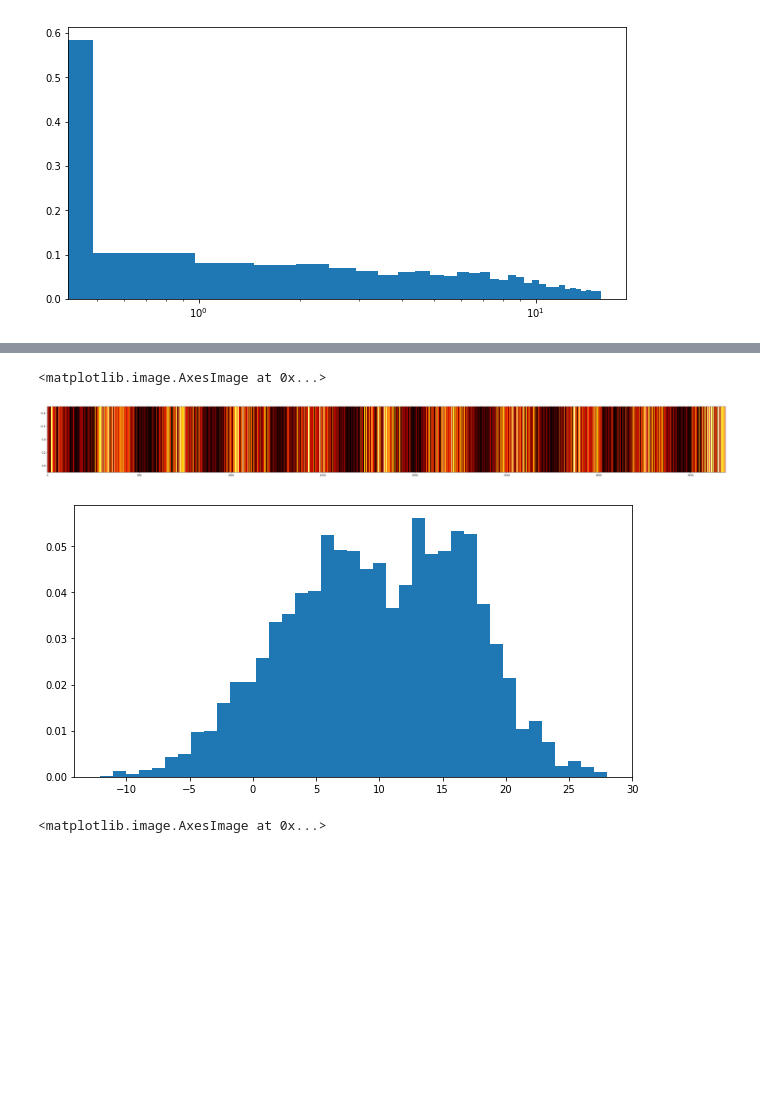
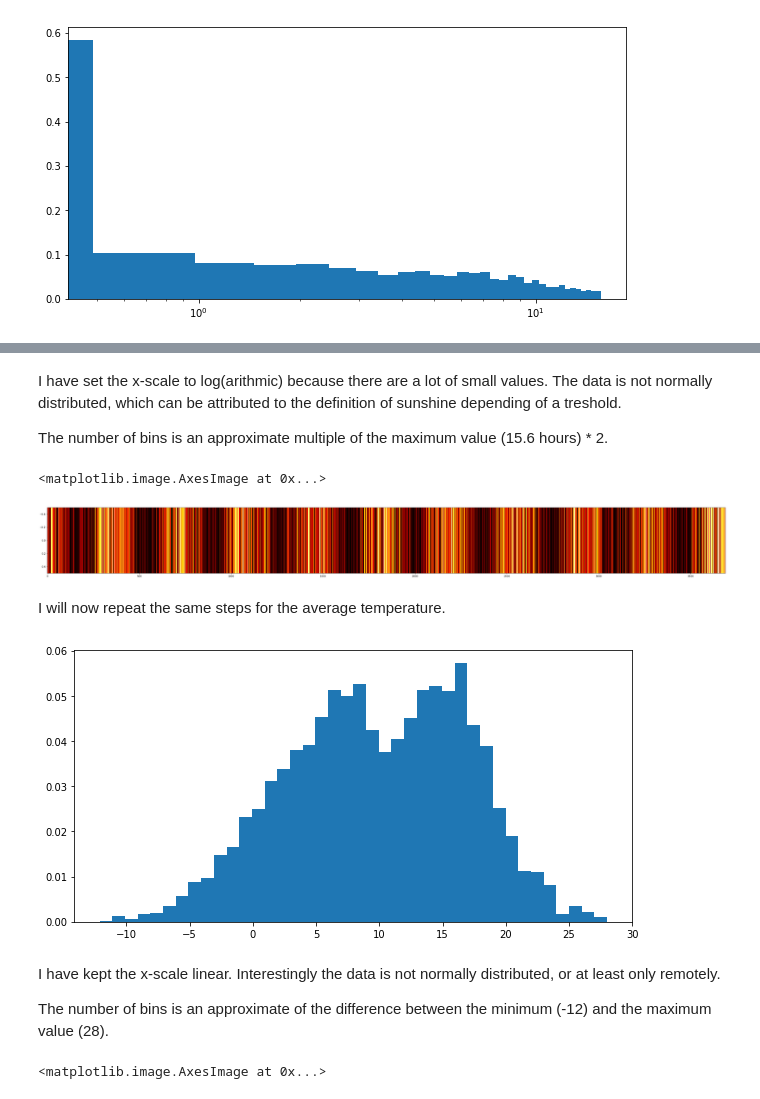
Before and after one commit to marianoju/neuefische, a Jupyter notebook: neuefische-master/fuhlsbuettel.ipynb, the cells around one changed output, grey strips where cells are left out. Saved outputs shown, nothing was run; the diff lists cells and outputs as text; code cells hidden in the pictures; blank space fills up the shorter version.

```diff
--- a/neuefische-master/fuhlsbuettel.ipynb
+++ b/neuefische-master/fuhlsbuettel.ipynb
@@ -45,0 +62,4 @@ df_Sunshine = pd.DataFrame(SunshineDuration).transpose()
+# %% [markdown]
+I have set the x-scale to log(arithmic) because there are a lot of small values. The data is not normally distributed, which can be attributed to the definition of sunshine depending of a treshold.
+
+The number of bins is an approximate multiple of the maximum value (15.6 hours) * 2.
@@ -49,16 +72,22 @@ plt.imshow (df_Sunshine, cmap='hot', interpolation='lanczos', aspect='auto')
 # %% [output]
 <matplotlib.image.AxesImage at 0x...>
 [figure]
+# %% [markdown]
+I will now repeat the same steps for the average temperature.
 # %%
 # Copy the values in the column named 'SunshineDuration' to an array with the appropiate length
 # see https://docs.scipy.org/doc/numpy/reference/generated/numpy.reshape.html
 AverageTemp = df[['AverageTemp']].values.reshape(len(df))
 # %%
 plt.figure(figsize=(10, 5))
-plt.hist(AverageTemp, 39, density=True)
+plt.hist(AverageTemp, 40, density=True)
 plt.show()
 # %% [output]
-[figure, old version]
+[figure, new version]
+# %% [markdown]
+I have kept the x-scale linear. Interestingly the data is not normally distributed, or at least only remotely.
+
+The number of bins is an approximate of the difference between the minimum (-12) and the maximum value (28).
 # %%
 df_AverageTemp = pd.DataFrame(AverageTemp).transpose()
 # %%
```
Also changed, not shown: parts of 8 cells of this notebook.
